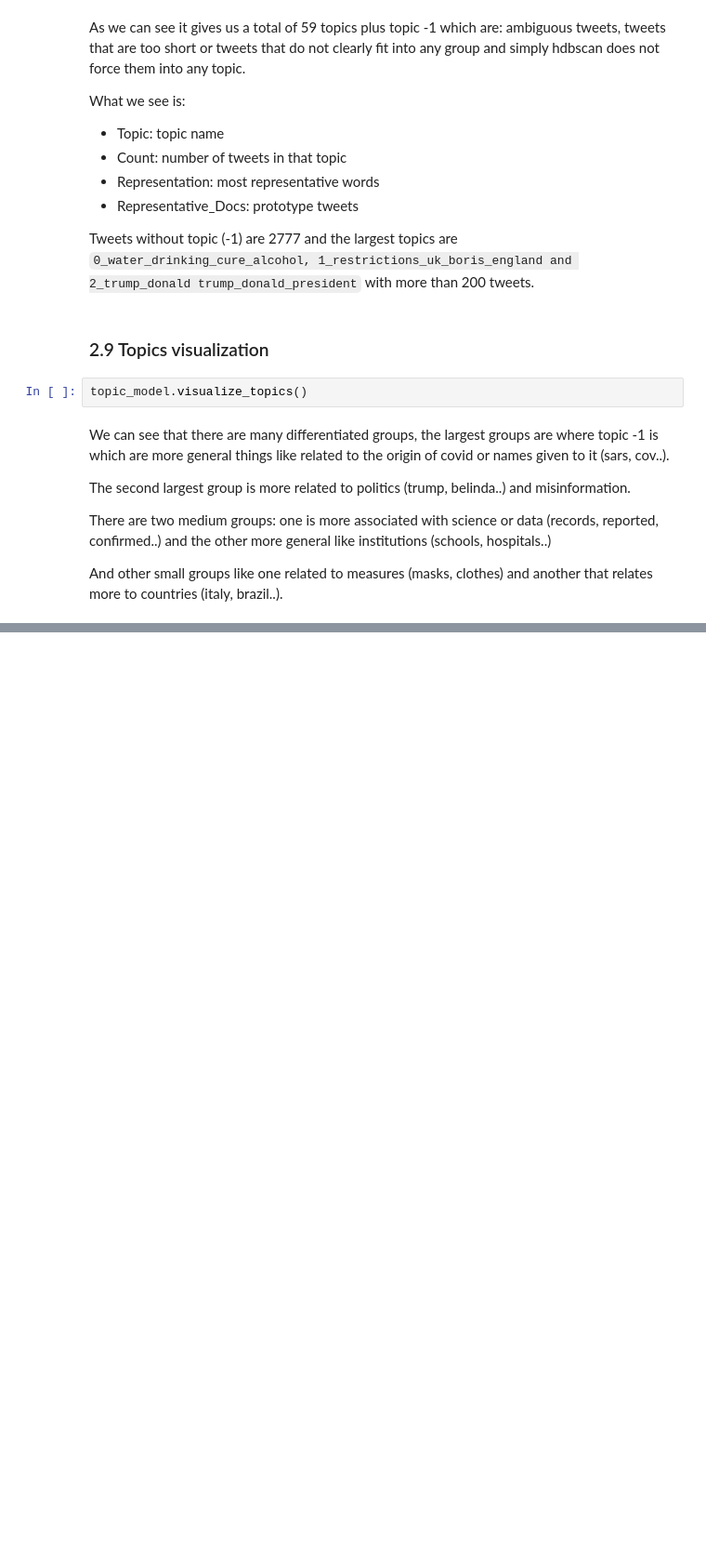
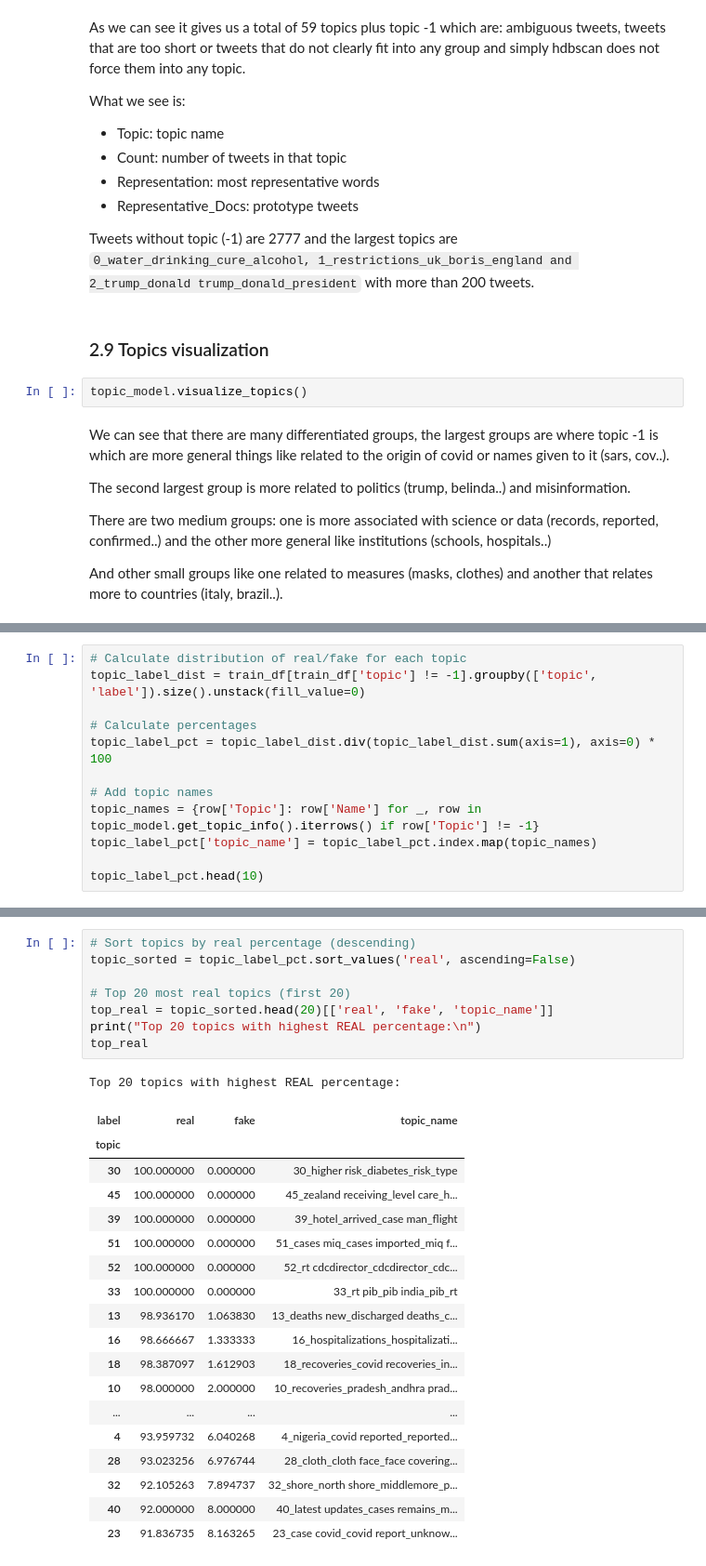
Before and after one commit to JavierPs287/MLTask2, a Jupyter notebook: COVID_Eda+NoInformado_ingles.ipynb, the cells around one changed output, grey strips where cells are left out. Shown at 93% size. Cells and saved outputs as stored; diff of their text form; blank space fills up the shorter version.

```diff
--- a/COVID_Eda+NoInformado_ingles.ipynb
+++ b/COVID_Eda+NoInformado_ingles.ipynb
@@ -580,0 +590,12 @@ And other small groups like one related to measures (masks, clothes) and another
+# %%
+# Calculate distribution of real/fake for each topic
+topic_label_dist = train_df[train_df['topic'] != -1].groupby(['topic', 'label']).size().unstack(fill_value=0)
+
+# Calculate percentages
+topic_label_pct = topic_label_dist.div(topic_label_dist.sum(axis=1), axis=0) * 100
+
+# Add topic names
+topic_names = {row['Topic']: row['Name'] for _, row in topic_model.get_topic_info().iterrows() if row['Topic'] != -1}
+topic_label_pct['topic_name'] = topic_label_pct.index.map(topic_names)
+
+topic_label_pct.head(10)
@@ -580,0 +615,28 @@ And other small groups like one related to measures (masks, clothes) and another
+# %%
+# Sort topics by real percentage (descending)
+topic_sorted = topic_label_pct.sort_values('real', ascending=False)
+
+# Top 20 most real topics (first 20)
+top_real = topic_sorted.head(20)[['real', 'fake', 'topic_name']]
+print("Top 20 topics with highest REAL percentage:\n")
+top_real
+# %% [output]
+Top 20 topics with highest REAL percentage:
+| label | real | fake | topic_name |
+| topic |  |  |  |
+| 30 | 100.000000 | 0.000000 | 30_higher risk_diabetes_risk_type |
+| 45 | 100.000000 | 0.000000 | 45_zealand receiving_level care_h... |
+| 39 | 100.000000 | 0.000000 | 39_hotel_arrived_case man_flight |
+| 51 | 100.000000 | 0.000000 | 51_cases miq_cases imported_miq f... |
+| 52 | 100.000000 | 0.000000 | 52_rt cdcdirector_cdcdirector_cdc... |
+| 33 | 100.000000 | 0.000000 | 33_rt pib_pib india_pib_rt |
+| 13 | 98.936170 | 1.063830 | 13_deaths new_discharged deaths_c... |
+| 16 | 98.666667 | 1.333333 | 16_hospitalizations_hospitalizati... |
+| 18 | 98.387097 | 1.612903 | 18_recoveries_covid recoveries_in... |
+| 10 | 98.000000 | 2.000000 | 10_recoveries_pradesh_andhra prad... |
+| ... | ... | ... | ... |
+| 4 | 93.959732 | 6.040268 | 4_nigeria_covid reported_reported... |
+| 28 | 93.023256 | 6.976744 | 28_cloth_cloth face_face covering... |
+| 32 | 92.105263 | 7.894737 | 32_shore_north shore_middlemore_p... |
+| 40 | 92.000000 | 8.000000 | 40_latest updates_cases remains_m... |
+| 23 | 91.836735 | 8.163265 | 23_case covid_covid report_unknow... |
```
Also changed, not shown: parts of 14 cells of this notebook.
